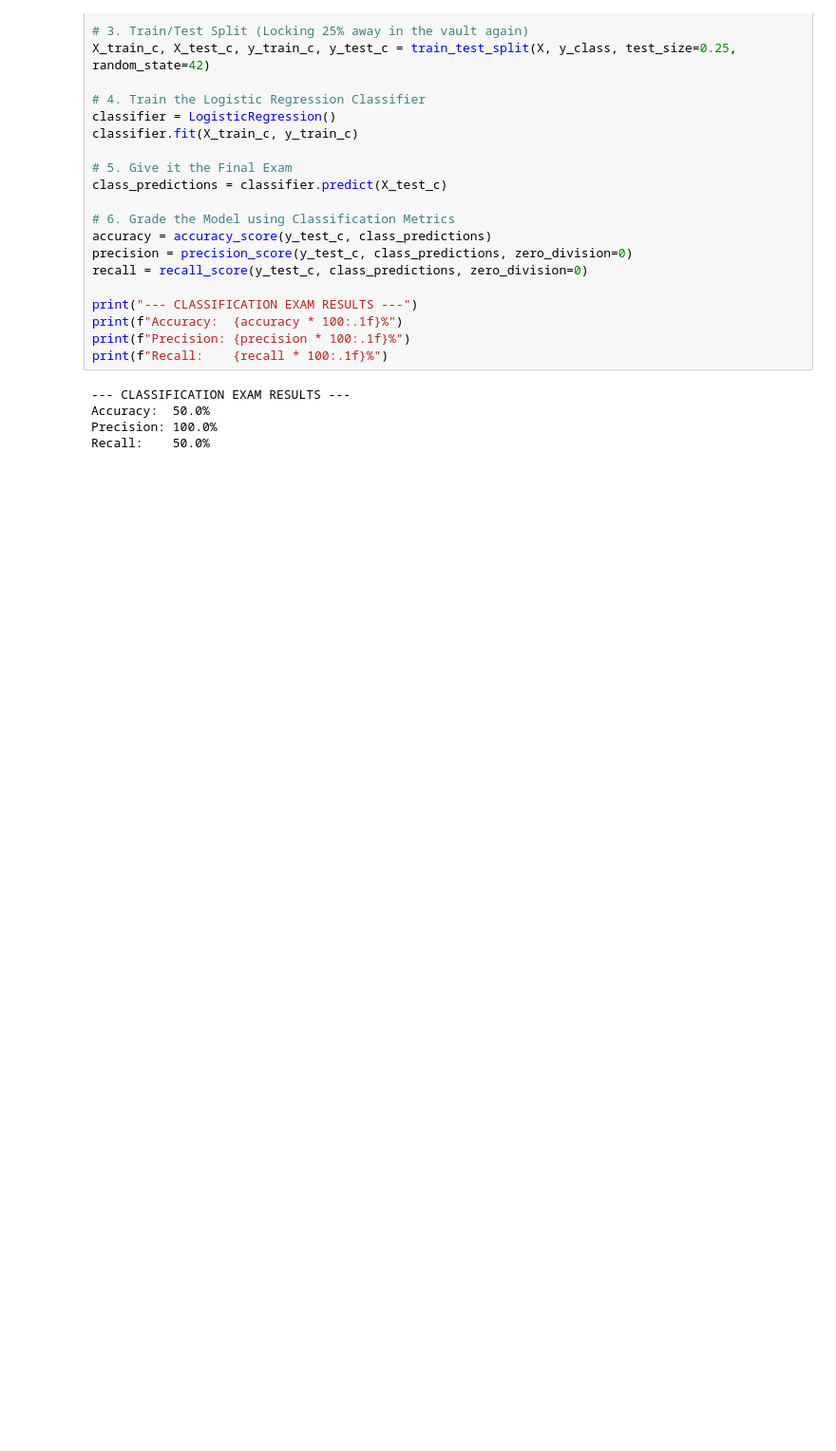
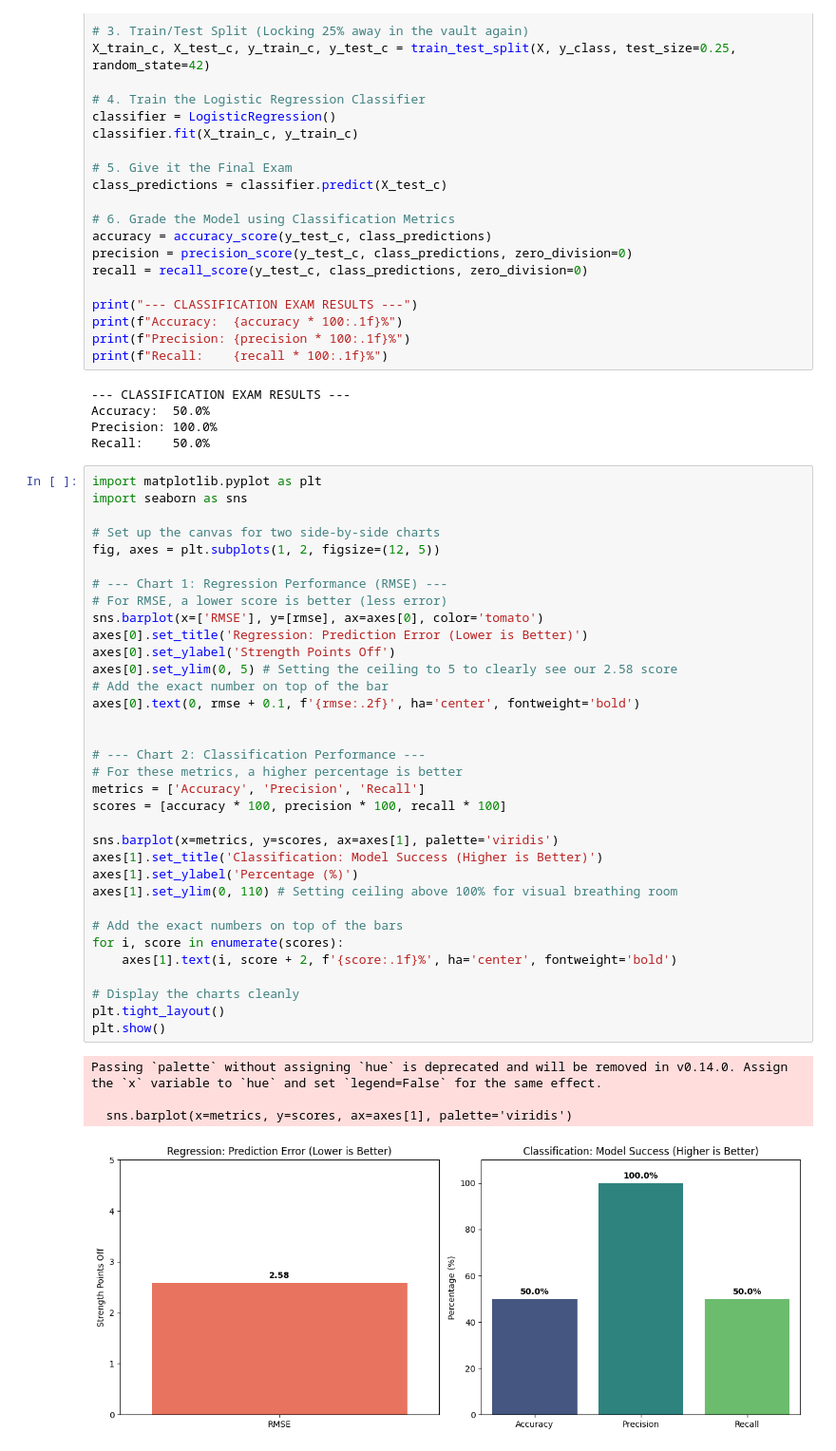
Before and after one commit to DeepsaranNS/AI-Engineering-Roadmap, a Jupyter notebook: Phase_1_Naval_Strength_Prediction.ipynb, the cells around one changed output. Shown at 95% size. Cells and saved outputs as stored; diff of their text form; blank space fills up the shorter version.

Commit message:
Added performance visualization charts

```diff
--- a/Phase_1_Naval_Strength_Prediction.ipynb
+++ b/Phase_1_Naval_Strength_Prediction.ipynb
@@ -118,3 +118,42 @@ print(f"Recall:    {recall * 100:.1f}%")
 Accuracy:  50.0%
 Precision: 100.0%
 Recall:    50.0%
+# %%
+import matplotlib.pyplot as plt
+import seaborn as sns
+
+# Set up the canvas for two side-by-side charts
+fig, axes = plt.subplots(1, 2, figsize=(12, 5))
+
+# --- Chart 1: Regression Performance (RMSE) ---
+# For RMSE, a lower score is better (less error)
+sns.barplot(x=['RMSE'], y=[rmse], ax=axes[0], color='tomato')
+axes[0].set_title('Regression: Prediction Error (Lower is Better)')
+axes[0].set_ylabel('Strength Points Off')
+axes[0].set_ylim(0, 5) # Setting the ceiling to 5 to clearly see our 2.58 score
+# Add the exact number on top of the bar
+axes[0].text(0, rmse + 0.1, f'{rmse:.2f}', ha='center', fontweight='bold')
+
+
+# --- Chart 2: Classification Performance ---
+# For these metrics, a higher percentage is better
+metrics = ['Accuracy', 'Precision', 'Recall']
+scores = [accuracy * 100, precision * 100, recall * 100]
+
+sns.barplot(x=metrics, y=scores, ax=axes[1], palette='viridis')
+axes[1].set_title('Classification: Model Success (Higher is Better)')
+axes[1].set_ylabel('Percentage (%)')
+axes[1].set_ylim(0, 110) # Setting ceiling above 100% for visual breathing room
+
+# Add the exact numbers on top of the bars
+for i, score in enumerate(scores):
+    axes[1].text(i, score + 2, f'{score:.1f}%', ha='center', fontweight='bold')
+
+# Display the charts cleanly
+plt.tight_layout()
+plt.show()
+# %% [output]
+Passing `palette` without assigning `hue` is deprecated and will be removed in v0.14.0. Assign the `x` variable to `hue` and set `legend=False` for the same effect.
+
+  sns.barplot(x=metrics, y=scores, ax=axes[1], palette='viridis')
+[figure, added]
```
